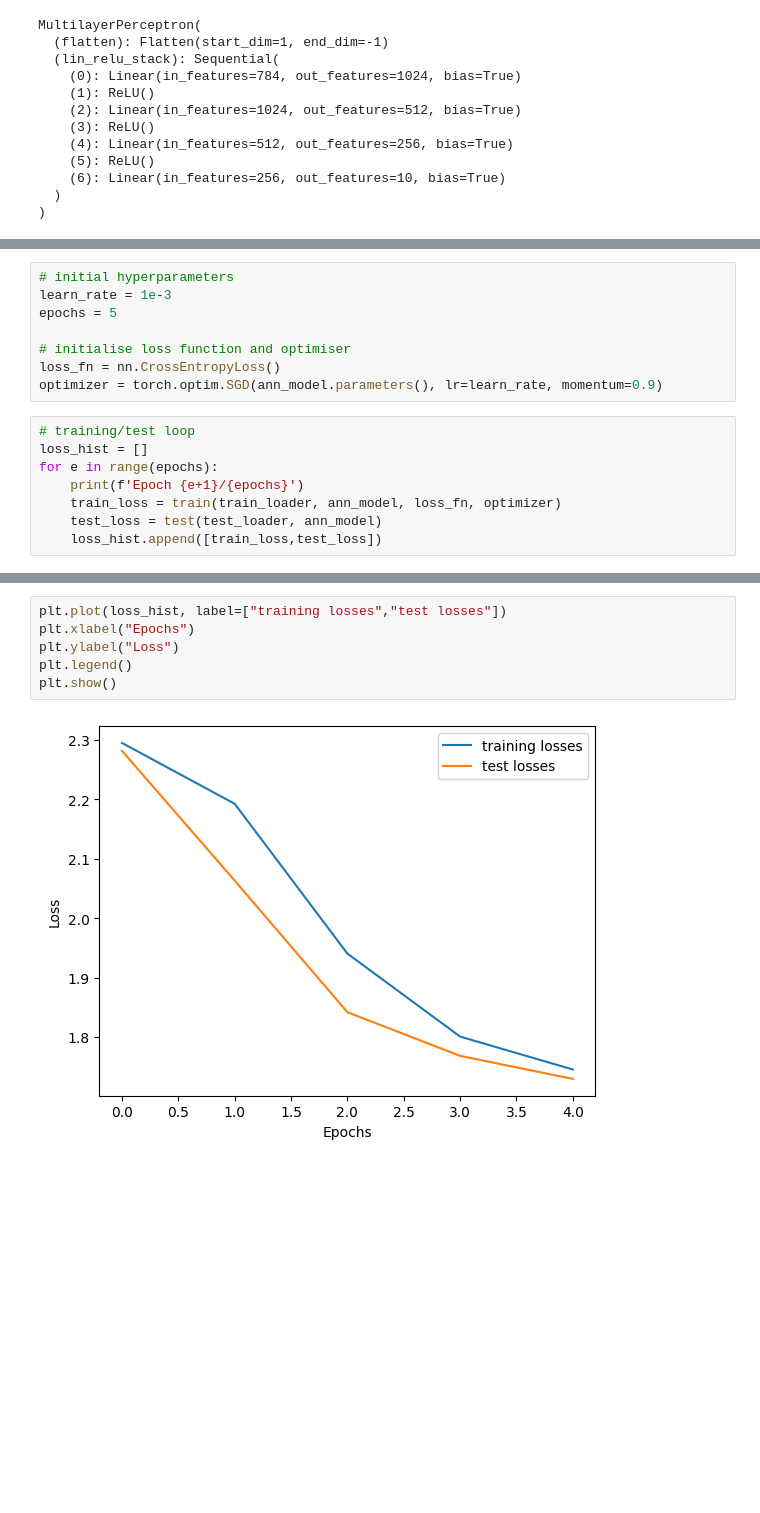
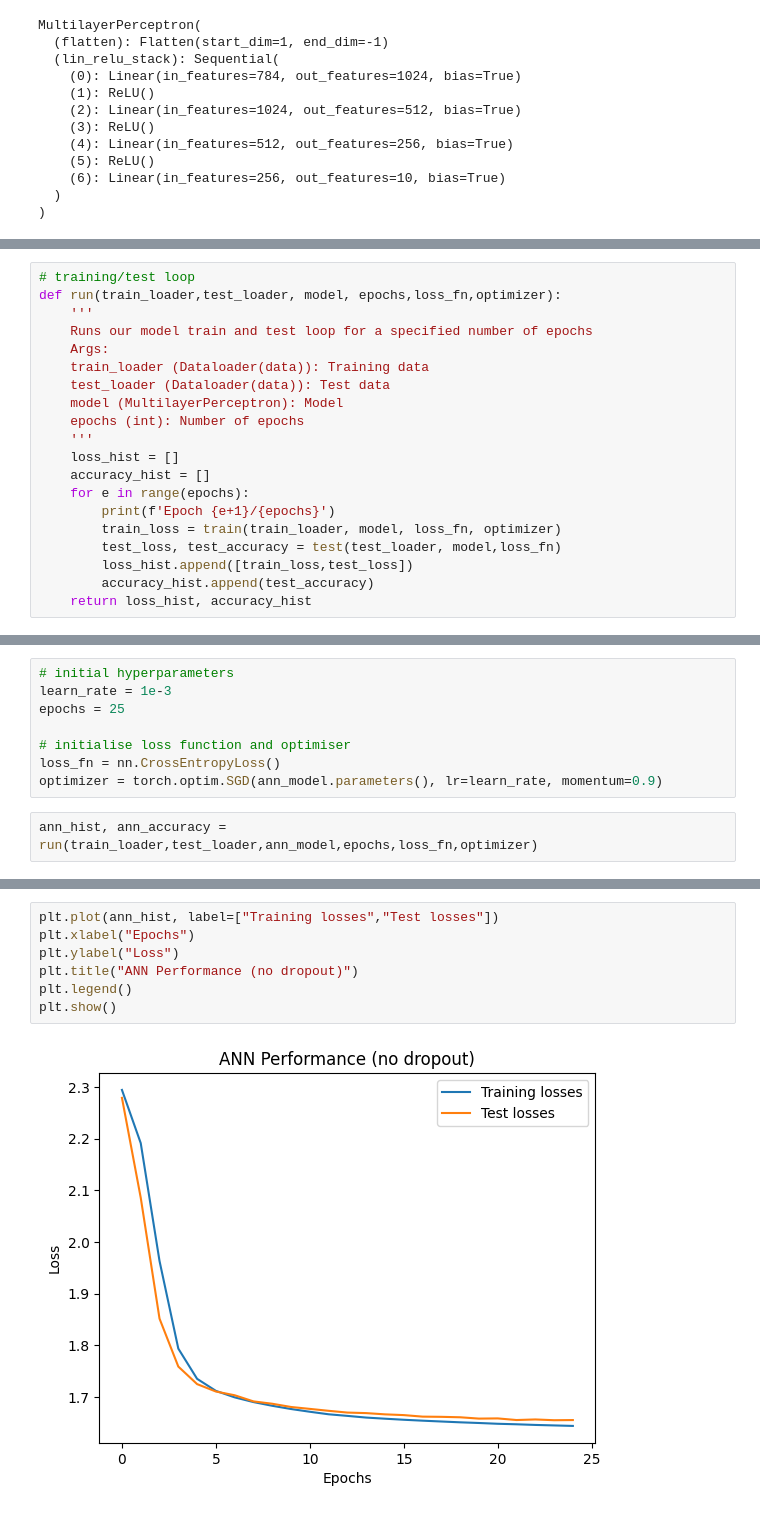
Before and after one commit to amjvl-git/csip-5103-coursework-2025-miloshkii, a Jupyter notebook: P2963116/P2963116_MylesWheatley.ipynb, the cells around one changed output, grey strips where cells are left out. Cells and saved outputs as stored; diff of their text form; blank space fills up the shorter version.

```diff
--- a/P2963116/P2963116_MylesWheatley.ipynb
+++ b/P2963116/P2963116_MylesWheatley.ipynb
@@ -167,16 +207,20 @@ def test(dataloader, model):
-# %%
-# initial hyperparameters
-learn_rate = 1e-3
-epochs = 5
-
-# initialise loss function and optimiser
-loss_fn = nn.CrossEntropyLoss()
-optimizer = torch.optim.SGD(ann_model.parameters(), lr=learn_rate, momentum=0.9)
 # %%
 # training/test loop
-loss_hist = []
-for e in range(epochs):
-    print(f'Epoch {e+1}/{epochs}')
-    train_loss = train(train_loader, ann_model, loss_fn, optimizer)
-    test_loss = test(test_loader, ann_model)
-    loss_hist.append([train_loss,test_loss])
+def run(train_loader,test_loader, model, epochs,loss_fn,optimizer):
+    '''
+    Runs our model train and test loop for a specified number of epochs
+    Args:
+    train_loader (Dataloader(data)): Training data
+    test_loader (Dataloader(data)): Test data
+    model (MultilayerPerceptron): Model
+    epochs (int): Number of epochs
+    '''
+    loss_hist = []
+    accuracy_hist = []
+    for e in range(epochs):
+        print(f'Epoch {e+1}/{epochs}')
+        train_loss = train(train_loader, model, loss_fn, optimizer)
+        test_loss, test_accuracy = test(test_loader, model,loss_fn)
+        loss_hist.append([train_loss,test_loss])
+        accuracy_hist.append(test_accuracy)
+    return loss_hist, accuracy_hist
@@ -198,0 +227,10 @@ Test loss = 1.729611
+# %%
+# initial hyperparameters
+learn_rate = 1e-3
+epochs = 25
+
+# initialise loss function and optimiser
+loss_fn = nn.CrossEntropyLoss()
+optimizer = torch.optim.SGD(ann_model.parameters(), lr=learn_rate, momentum=0.9)
+# %%
+ann_hist, ann_accuracy = run(train_loader,test_loader,ann_model,epochs,loss_fn,optimizer)
@@ -199,8 +255,9 @@ Test loss = 1.729611
 # %%
-plt.plot(loss_hist, label=["training losses","test losses"])
+plt.plot(ann_hist, label=["Training losses","Test losses"])
 plt.xlabel("Epochs")
 plt.ylabel("Loss")
+plt.title("ANN Performance (no dropout)")
 plt.legend()
 plt.show()
 # %% [output]
-[figure, old version]
+[figure, new version]
```
Also changed, not shown: parts of 9 cells of this notebook.
